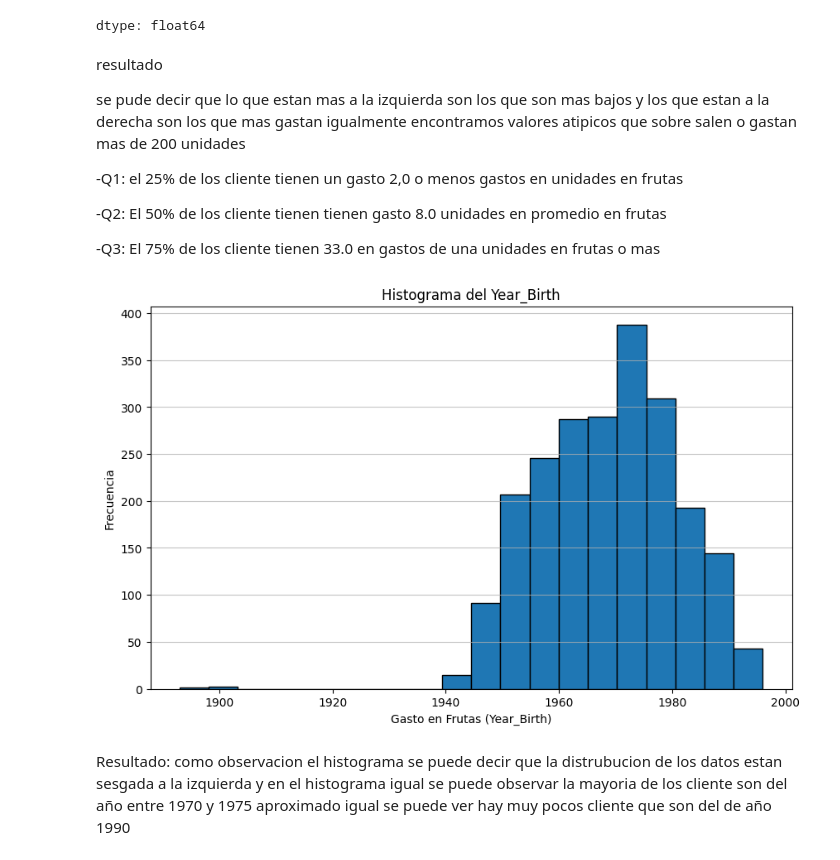
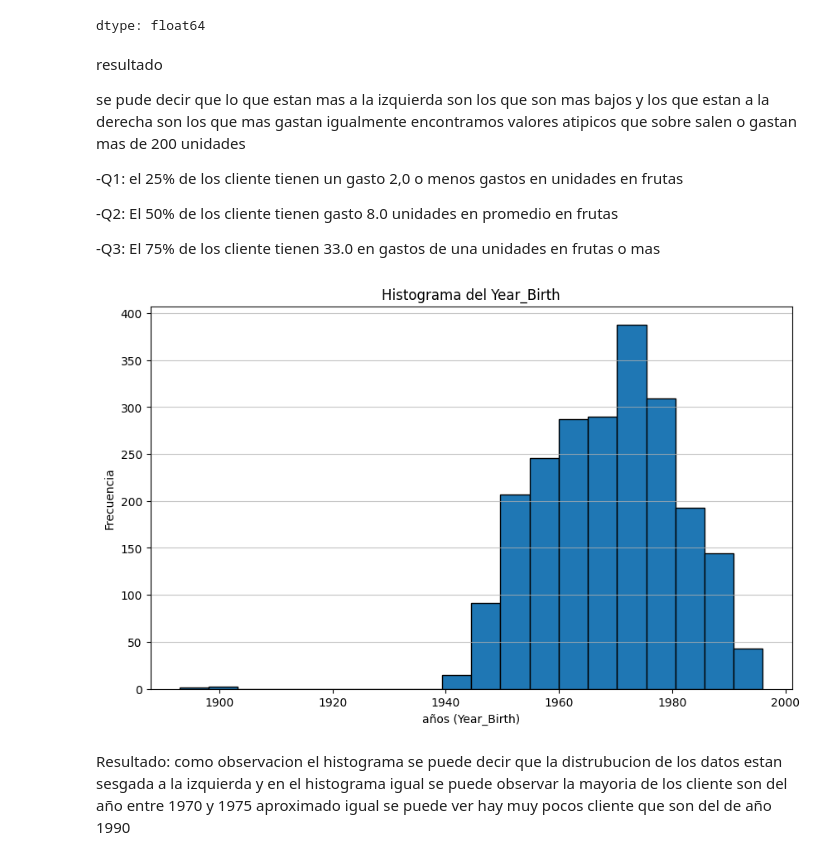
Before and after one commit to Felipe4356/EDA_FundamentosML_FelipeGodoy, a Jupyter notebook: evaluacion1_FelipeGodoy.ipynb, the cells around one changed output. Drawn from its saved outputs; the diff is of its cells as text; code cells hidden in the pictures.

```diff
--- a/evaluacion1_FelipeGodoy.ipynb
+++ b/evaluacion1_FelipeGodoy.ipynb
@@ -210,20 +210,20 @@ se pude decir que lo que estan mas a la izquierda son los que son mas bajos y lo
 
 -Q1: el 25% de los cliente tienen un gasto 2,0 o menos gastos en unidades en frutas
 
--Q2: El 50% de los cliente tienen tienen gasto 8.0 unidades en promedio en  frutas
+-Q2: El 50% de los cliente tienen  gasto 8.0 unidades en promedio en  frutas
 
 -Q3: El 75% de los cliente tienen 33.0 en gastos de una unidades en frutas o mas
 # %%
 
 plt.figure(figsize=(10, 6))
 plt.hist(df['Year_Birth'], bins=20, edgecolor='black')
-plt.xlabel('Gasto en Frutas (Year_Birth)')
+plt.xlabel('años (Year_Birth)')
 plt.ylabel('Frecuencia')
 plt.title('Histograma del Year_Birth')
 plt.grid(axis='y', alpha=0.75)
 plt.show()
 # %% [output]
-[figure, old version]
+[figure, new version]
 # %% [markdown]
 Resultado:
 como observacion el histograma se puede decir que la distrubucion de los datos estan sesgada a la izquierda
```
Also changed, not shown: parts of 4 cells of this notebook.
